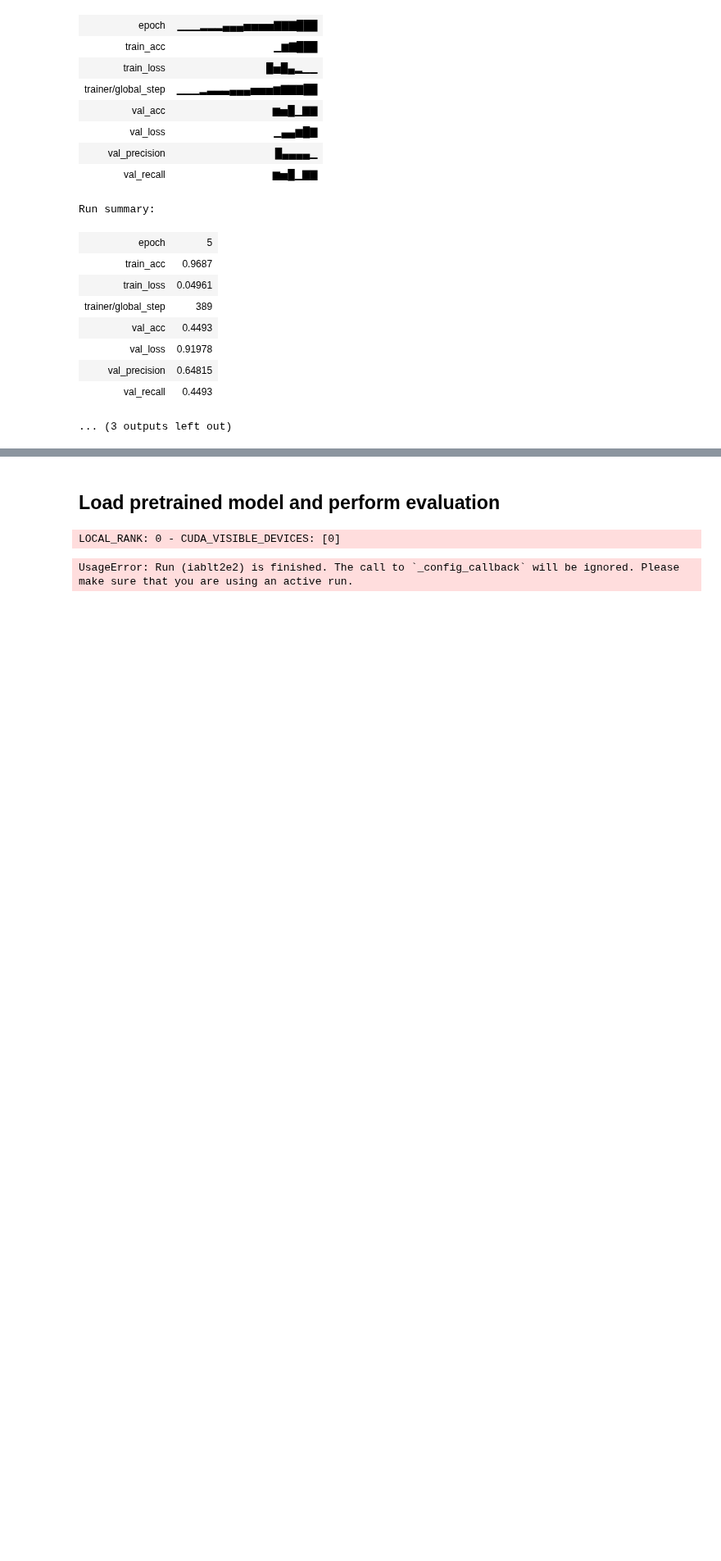
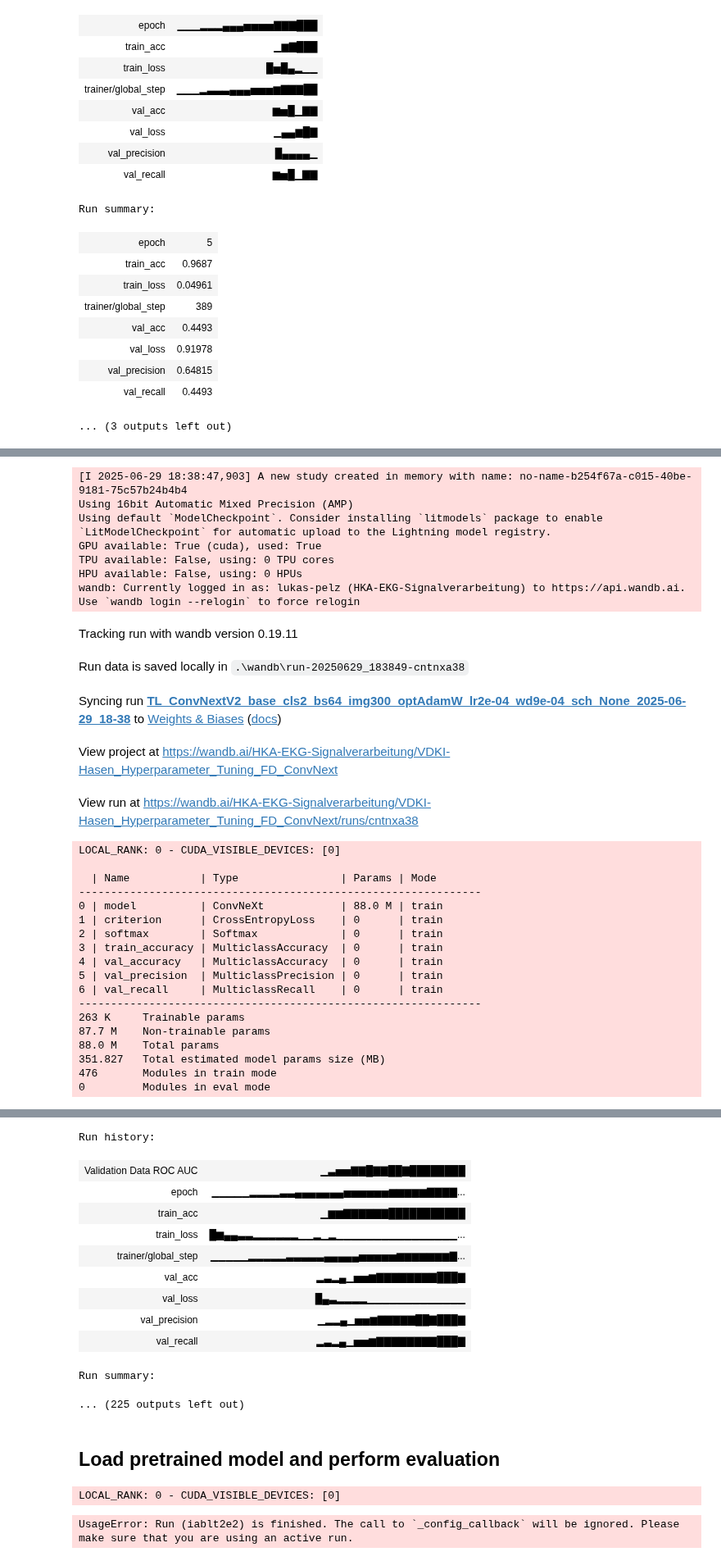
Before and after one commit to lukpausr/HKA_VDKI, a Jupyter notebook: main_facedetection.ipynb, the cells around one changed output, grey strips where cells are left out. Shown at 82% size. Cells and saved outputs as stored; diff of their text form; code cells hidden in the pictures; blank space fills up the shorter version.

Commit message:
Changes required for hyperparameter tuning

```diff
--- a/main_facedetection.ipynb
+++ b/main_facedetection.ipynb
@@ -234,0 +239,63 @@ Run summary:
+# %%
+import datetime
+config['sweep_id'] = datetime.datetime.now().strftime("%Y%m%d_%H%M")
+
+from models.model_facedetection import getConvNextV2_model
+from training.hyperparameter_tuning import FDOptunaTrainer
+
+config['image_size'] = 224
+def objective(trial):
+    model_fct = getConvNextV2_model
+    trainer = FDOptunaTrainer(
+        model=model_fct,                        # Function to create the model
+        config=config,
+        normalize_mean=[0.485, 0.456, 0.406],
+        normalize_std=[0.229, 0.224, 0.225],
+        dataset_name="DwarfRabbits-multiclass"
+    )
+    return trainer.run_training(trial)
+
+# Create an Optuna study
+study = optuna.create_study(direction="minimize")  # because we minimize val_loss
+
+# Set verbosity to WARNING to reduce output clutter
+optuna.logging.set_verbosity(optuna.logging.WARNING)
+
+# Start the hyperparameter optimization
+study.optimize(objective, n_trials=config['number_of_trials'])
+
+# Best result
+print("Best trial:")
+print(study.best_trial.params)
+print("Best value (val_loss):", study.best_value)
+# %% [output]
+[I 2025-06-29 18:38:47,903] A new study created in memory with name: no-name-b254f67a-c015-40be-9181-75c57b24b4b4
+Using 16bit Automatic Mixed Precision (AMP)
+Using default `ModelCheckpoint`. Consider installing `litmodels` package to enable `LitModelCheckpoint` for automatic upload to the Lightning model registry.
+GPU available: True (cuda), used: True
+TPU available: False, using: 0 TPU cores
+HPU available: False, using: 0 HPUs
+wandb: Currently logged in as: lukas-pelz (HKA-EKG-Signalverarbeitung) to https://api.wandb.ai. Use `wandb login --relogin` to force relogin
+Tracking run with wandb version 0.19.11
+Run data is saved locally in .\wandb\run-20250629_183849-cntnxa38
+Syncing run TL_ConvNextV2_base_cls2_bs64_img300_optAdamW_lr2e-04_wd9e-04_sch_None_2025-06-29_18-38 to Weights & Biases (docs)
+View project at https://wandb.ai/HKA-EKG-Signalverarbeitung/VDKI-Hasen_Hyperparameter_Tuning_FD_ConvNext
+View run at https://wandb.ai/HKA-EKG-Signalverarbeitung/VDKI-Hasen_Hyperparameter_Tuning_FD_ConvNext/runs/cntnxa38
+LOCAL_RANK: 0 - CUDA_VISIBLE_DEVICES: [0]
+
+  | Name           | Type                | Params | Mode
+---------------------------------------------------------------
+0 | model          | ConvNeXt            | 88.0 M | train
+1 | criterion      | CrossEntropyLoss    | 0      | train
+2 | softmax        | Softmax             | 0      | train
+3 | train_accuracy | MulticlassAccuracy  | 0      | train
+4 | val_accuracy   | MulticlassAccuracy  | 0      | train
+5 | val_precision  | MulticlassPrecision | 0      | train
+6 | val_recall     | MulticlassRecall    | 0      | train
+---------------------------------------------------------------
+263 K     Trainable params
+87.7 M    Non-trainable params
+88.0 M    Total params
+351.827   Total estimated model params size (MB)
+476       Modules in train mode
+0         Modules in eval mode
@@ -234,0 +304,12 @@ Run summary:
+Run history:
+| Validation Data ROC AUC | ▁▃▅▅▇▇█▇▇██▇████████ |
+| epoch | ▁▁▁▁▁▂▂▂▂▃▃▄▄▄▄▄▄▄▅▅▅▅▅▅▆▆▆▆▆▇▇▇▇... |
+| train_acc | ▁▆▆▇▇▇▇▇▇███████████ |
+| train_loss | █▆▄▄▃▃▂▂▂▂▂▂▁▁▂▁▂▁▁▁▁▁▁▁▁▁▁▁▁▁▁▁▁... |
+| trainer/global_step | ▁▁▁▁▁▂▂▂▂▂▃▃▃▃▃▄▄▄▄▄▅▅▅▅▅▆▆▆▆▆▆▆▇... |
+| val_acc | ▂▃▂▄▁▅▅▆▇▇▇▇▇▇▇▇███▇ |
+| val_loss | █▄▃▂▂▂▂▁▁▁▁▁▁▁▁▁▁▁▁▁ |
+| val_precision | ▁▂▂▄▁▅▅▆▇▇▇▇▇██▇███▇ |
+| val_recall | ▂▃▂▄▁▅▅▆▇▇▇▇▇▇▇▇███▇ |
+Run summary:
+... (225 outputs left out)
```
Also changed, not shown: parts of 8 cells of this notebook, 3 other files.
